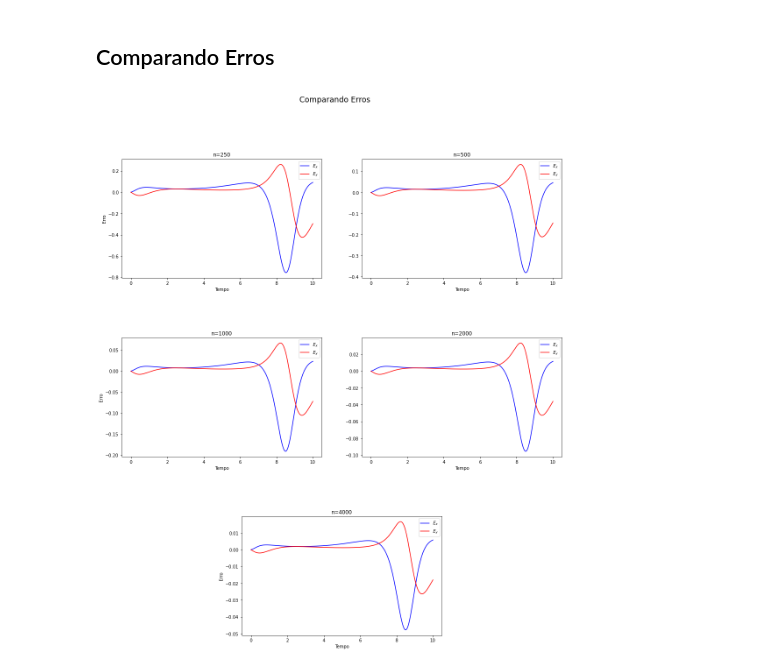
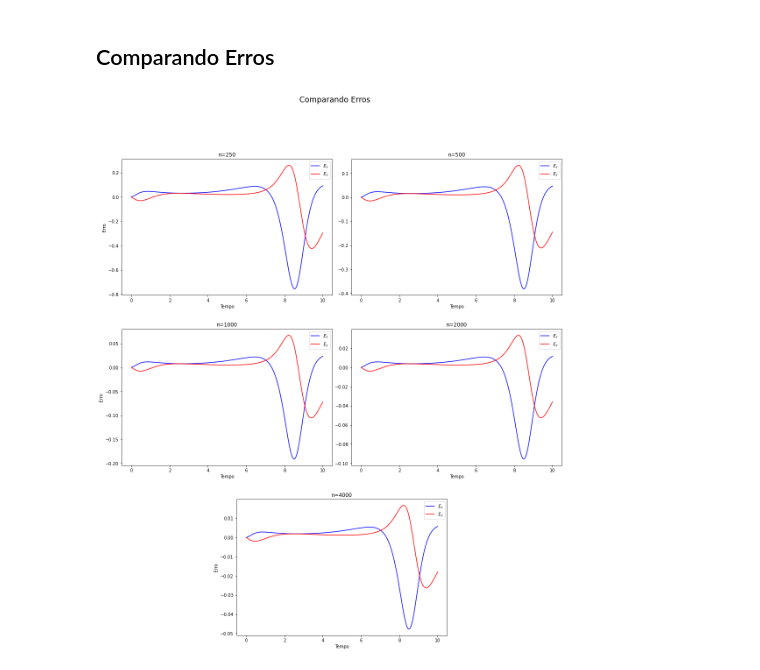
Before and after one commit to enzocardeal/MAP-EP2, a Jupyter notebook: ex2.ipynb, the cells around one changed output. Cells and saved outputs as stored; diff of their text form; code cells hidden in the pictures.

```diff
--- a/ex2.ipynb
+++ b/ex2.ipynb
@@ -369,7 +369,7 @@ plt.show()
 ## Comparando Erros
 # %%
 gs = gridspec.GridSpec(3, 4)
-gs.update(wspace=.5, hspace=.5)
+gs.update(wspace=.2, hspace=.25)
 fig = plt.figure(figsize=(18, 20))
 fig.suptitle('Comparando Erros', size='xx-large')
 
@@ -391,32 +391,32 @@ plt.xlabel('Tempo')
 plt.legend()
 
 t = np.arange(0, 10.0000000001, 10/1000)
 ax3 = plt.subplot(gs[1, 0:2])
 ax3.set_title('n=1000')
 plt.plot(t, erro1000[:,0], color='blue', label='$E_{x}$')
 plt.plot(t, erro1000[:,1], color='red', label='$E_{y}$')
 plt.xlabel('Tempo')
 plt.ylabel('Erro')
 plt.legend()
 
 t = np.arange(0, 10.0000000001, 10/2000)
 ax4 = plt.subplot(gs[1, 2:])
 ax4.set_title('n=2000')
 plt.plot(t, erro2000[:,0], color='blue', label='$E_{x}$')
 plt.plot(t, erro2000[:,1], color='red', label='$E_{y}$')
 plt.xlabel('Tempo')
 plt.legend()
 
 t = np.arange(0, 10.0000000001, 10/4000)
 ax5 = plt.subplot(gs[2, 1:3])
 ax5.set_title('n=4000')
 plt.plot(t, erro4000[:,0], color='blue', label='$E_{x}$')
 plt.plot(t, erro4000[:,1], color='red', label='$E_{y}$')
 plt.xlabel('Tempo')
 plt.ylabel('Erro')
 plt.legend()
 
-plt.savefig('teste2', dpi=300)
+plt.savefig('ex_2-compara-erros', dpi=300)
 plt.show()
 # %% [output]
-[figure, old version]
+[figure, new version]
```
Also changed, not shown: parts of 2 cells of this notebook, 1 other file.
